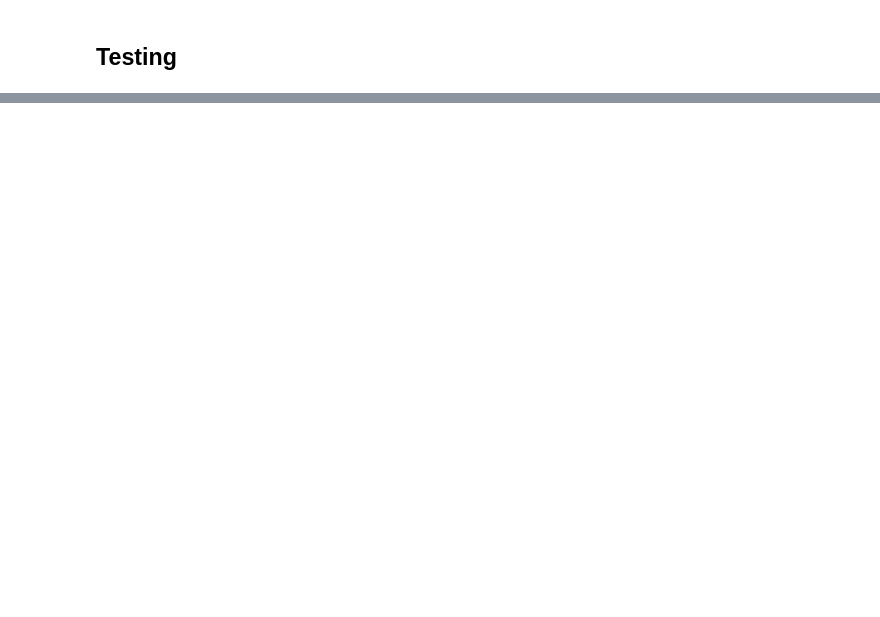
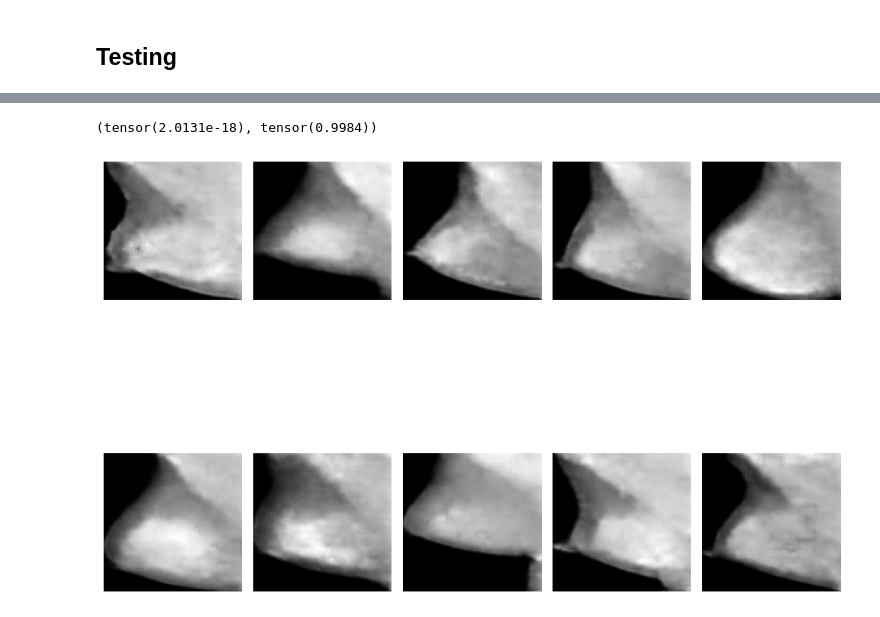
Before and after one commit to Mausoleoo/Detecting-Mammography-Anomalies-Using-VAE, a Jupyter notebook: Detecting_Anomalies.ipynb, the cells around one changed output, grey strips where cells are left out. Saved outputs shown, nothing was run; the diff lists cells and outputs as text; code cells hidden in the pictures; blank space fills up the shorter version.

```diff
--- a/Detecting_Anomalies.ipynb
+++ b/Detecting_Anomalies.ipynb
@@ -331,15 +199,0 @@ torch.save(vae.state_dict(), 'drive/MyDrive/VAE_Anomalies.pth')
-# %%
-num_images = 2
-z = torch.randn(num_images, latent_dim).to(device)
-with torch.no_grad():
-    generated_images = vae.Decode(z)
-
-generated_images = generated_images.view(num_images, img_size, img_size)
-generated_images = generated_images.cpu()
-
-fig, axes = plt.subplots(1, num_images, figsize=(num_images * 2, 2))
-for i in range(num_images):
-    axes[i].imshow(generated_images[i], cmap='gray')
-    axes[i].axis('off')
-
-plt.show()
@@ -348,2 +199,0 @@ plt.show()
-# %%
-vae.load_state_dict(torch.load('drive/MyDrive/VAE_Anomalies.pth'))
@@ -441,0 +200,25 @@ Avg Reconstruction Loss: 1123.6415924072267
+# %%
+Generated_images = vae.Decode(z, img_size, apply_sigmoid=True).cpu().detach()
+# %%
+Generated_images.min(), Generated_images.max()
+# %% [output]
+(tensor(2.0131e-18), tensor(0.9984))
+# %%
+num_rows = 2
+num_cols = 5
+
+fig, axes = plt.subplots(num_rows, num_cols, figsize=(10, 10)) # Adjust figsize as needed
+
+random_indices = np.random.choice(Generated_images.shape[0], (num_rows * num_cols), replace=False)
+
+for i, index in enumerate(random_indices):
+    row = i // num_cols
+    col = i % num_cols
+    image = Generated_images[index, 0, :, :]
+    axes[row, col].imshow(image, cmap='gray')
+    axes[row, col].axis('off')
+
+plt.tight_layout()  # Adjust spacing between subplots
+plt.show()
+# %% [output]
+[figure, added]
```
Also changed, not shown: parts of 41 cells of this notebook, 1 other file.
